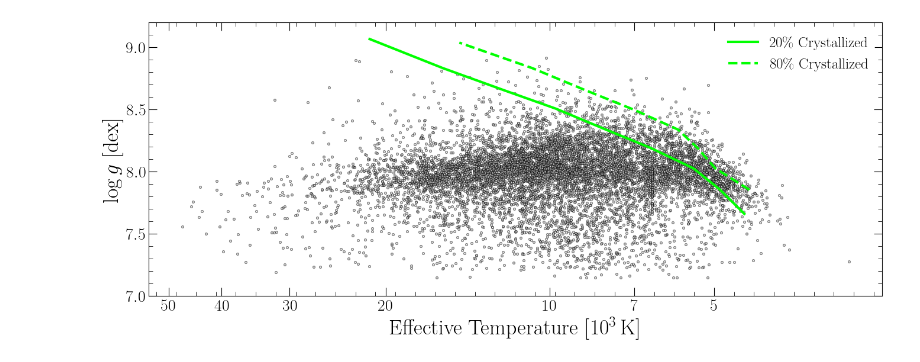
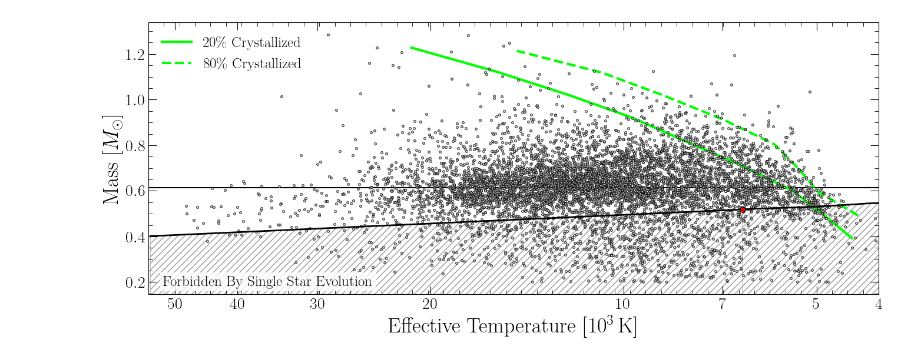
Before and after one commit to stefanarseneau/ember, a Jupyter notebook: notebooks/00_validation.ipynb, the cells around one changed output. Saved outputs shown, nothing was run; the diff lists cells and outputs as text; code cells hidden in the pictures.

```diff
--- a/notebooks/00_validation.ipynb
+++ b/notebooks/00_validation.ipynb
@@ -34,7 +59,7 @@ def mass_from_loggteff(loggarray : np.array, teffarray : np.array,
     font_model = WD_models.load_model(low_model, mid_model, high_model, atm_type)
     g_acc = (10**font_model['logg'])/100
     rsun = np.sqrt(font_model['mass_array'] * mass_sun * newton_G / g_acc) / radius_sun
-    rad_teff_to_mass = WD_models.interp_xy_z_func(x = font_model['logg'], y = 10**font_model['logteff'],\
+    rad_teff_to_mass = WD_models.interp_xy_z_func(x = rsun, y = 10**font_model['logteff'],\
                                                 z = font_model['mass_array'], interp_type = 'linear')
     return rad_teff_to_mass(loggarray, teffarray)
 
@@ -42,19 +67,5 @@ function = np.where(data["PDA"] > 0.5, "H", "He")
 mH = function == "H"
 mHe = function == "He"
 
-# ensure column exists
-data["mass_best"] = np.nan
-
-data.loc[mH, "mass_best"] = mass_from_loggteff(
-    data.loc[mH, "logg_best"].to_numpy(),
-    data.loc[mH, "teff_best"].to_numpy(),
-    atm_type="H"
-)
-
-data.loc[mHe, "mass_best"] = mass_from_loggteff(
-    data.loc[mHe, "logg_best"].to_numpy(),
-    data.loc[mHe, "teff_best"].to_numpy(),
-    atm_type="He"
-)
 len(data)
 # %% [output]
@@ -215,16 +249,59 @@ teff_80pct = 10**model["HR_to_logteff"](crys["bprp_80pct"].to_numpy(), crys["gab
 # %%
 fig, ax = plt.subplots(figsize=(16, 6))
 
+ifmr = pd.read_csv("../widebinaries/data/MESA_IFMR/ifmr_data.csv")
+
 ax.scatter(np.log10(data.teff_best),
-           data.logg_best,
+           data.mass_best,
            c='white', edgecolor="k",
-           alpha=0.5, s=7,
+           alpha=0.7, s=7,  zorder=5,
            rasterized=True)
 #ax.hexbin(np.log10(data.teff_best + np.random.uniform(0, data.e_teff_best, size=len(data))),
 #           data.logg_best + np.random.uniform(0, data.e_logg_best, size=len(data)),
 #           bins="log", gridsize=150, cmap="cividis")
-ax.plot(np.log10(teff_20pct), logg_20pct, c="lime", lw=3, label="20\\% Crystallized")
-ax.plot(np.log10(teff_80pct), logg_80pct, c="lime", ls="--", lw=3, label="80\\% Crystallized")
+#ax.plot(np.log10(teffs), radii, c="k")
+ax.axhline(np.nanmedian(data.mass_best), c="k")
+ax.plot(np.log10(teff_20pct), mass_20pct, c="lime", lw=3, label="20\\% Crystallized")
+ax.plot(np.log10(teff_80pct), mass_80pct, c="lime", ls="--", lw=3, label="80\\% Crystallized")
+print(np.nanmedian(data.mass_best))
+
+ylims = ax.get_ylim()
+
+mask = ifmr.teff_max > 4000
+z = np.polyfit(np.log10(ifmr.loc[mask, "teff_max"]), ifmr.loc[mask, "M_final"], 1)
+p = np.poly1d(z)
+
+min_t = ax.get_xlim()[1]
+max_t = max(np.log10(ifmr.teff_max))
+t_fit = np.linspace(min_t, max_t, 3)
+M_extrap = p(t_fit)
+tarr = np.concatenate((t_fit, np.log10(ifmr.teff_max)))
+Marr = np.concatenate((M_extrap, ifmr.M_final))
+
+# Hatched region below the IFMR
+ax.fill_between(
+    np.log10(ifmr.teff_max), ifmr.M_final,
+    ylims[0],                               # fill down to the plot floor
+    hatch="///", facecolor="none",
+    edgecolor="0.6", linewidth=0.4, zorder=1,
+)
+ax.fill_between(
+    t_fit, p(t_fit),
+    ylims[0],
+    hatch="///", facecolor="none",
+    edgecolor="0.6", linewidth=0.4, zorder=1,
+)
+
+# Clean fit line
+ax.plot(t_fit, p(t_fit), c="k", lw=2, zorder=7)
+ax.plot(np.log10(ifmr.teff_max), ifmr.M_final, c="k", lw=2, zorder=7)
+ax.scatter([max_t], min(ifmr.M_final), s=40, c="red", edgecolor="k", zorder=100)
+ax.text(0.02, 0.07, "Forbidden By Single Star Evolution",
+        ha='left', va='top', fontsize=18, transform=ax.transAxes,
+        bbox=dict(facecolor="white", edgecolor="none", alpha=0.8))
+ax.set_ylim(ylims)
+print(min(ifmr.M_final))
+
 ax.invert_xaxis()
 leg = ax.legend(frameon=True,
     facecolor="white",
@@ -232,16 +309,20 @@ leg = ax.legend(frameon=True,
 )
 leg.get_frame().set_edgecolor("none")
 
-print(data.logg_best.median(), data.logg_best.std() / np.sqrt(len(data)))
+print(data.radius_best.median(), data.radius_best.std() / np.sqrt(len(data)))
 #ax.axhline(data.logg_best.median(), c="k", lw=2, ls=":")
 
-ticks_kK = np.array([50, 40, 30, 20, 10, 7, 5])   # in 10^3 K
+ticks_kK = np.array([50, 40, 30, 20, 10, 7, 5, 4])   # in 10^3 K
 tick_locs = np.log10(ticks_kK * 1e3)
 ax.set_xticks(tick_locs)
 ax.set_xticklabels([f"{t:g}" for t in ticks_kK])
 ax.set_xlabel(r"Effective Temperature $[10^3\,\mathrm{K}]$")
-ax.set_ylabel(r"$\log g$ [dex]")
-ax.set_ylim(7, 9.2)
+ax.set_ylabel(r"Mass [$M_\odot$]")
+
+ax.set_xlim(np.log10(55000), np.log10(4000))
+
+print(len(data[data.teff_best < 6000]))
+data = data.query("teff_best > 6000")
 
 fig.savefig("figures/kieldiagram.pdf")
 # %% [output]
@@ -249,4 +333,4 @@ fig.savefig("figures/kieldiagram.pdf")
-[figure, old version]
+[figure, new version]
 # %%
 from wdwarfdate.wdwarfdate import WhiteDwarf
 
```
Also changed, not shown: parts of 37 cells of this notebook, 13 other files.
